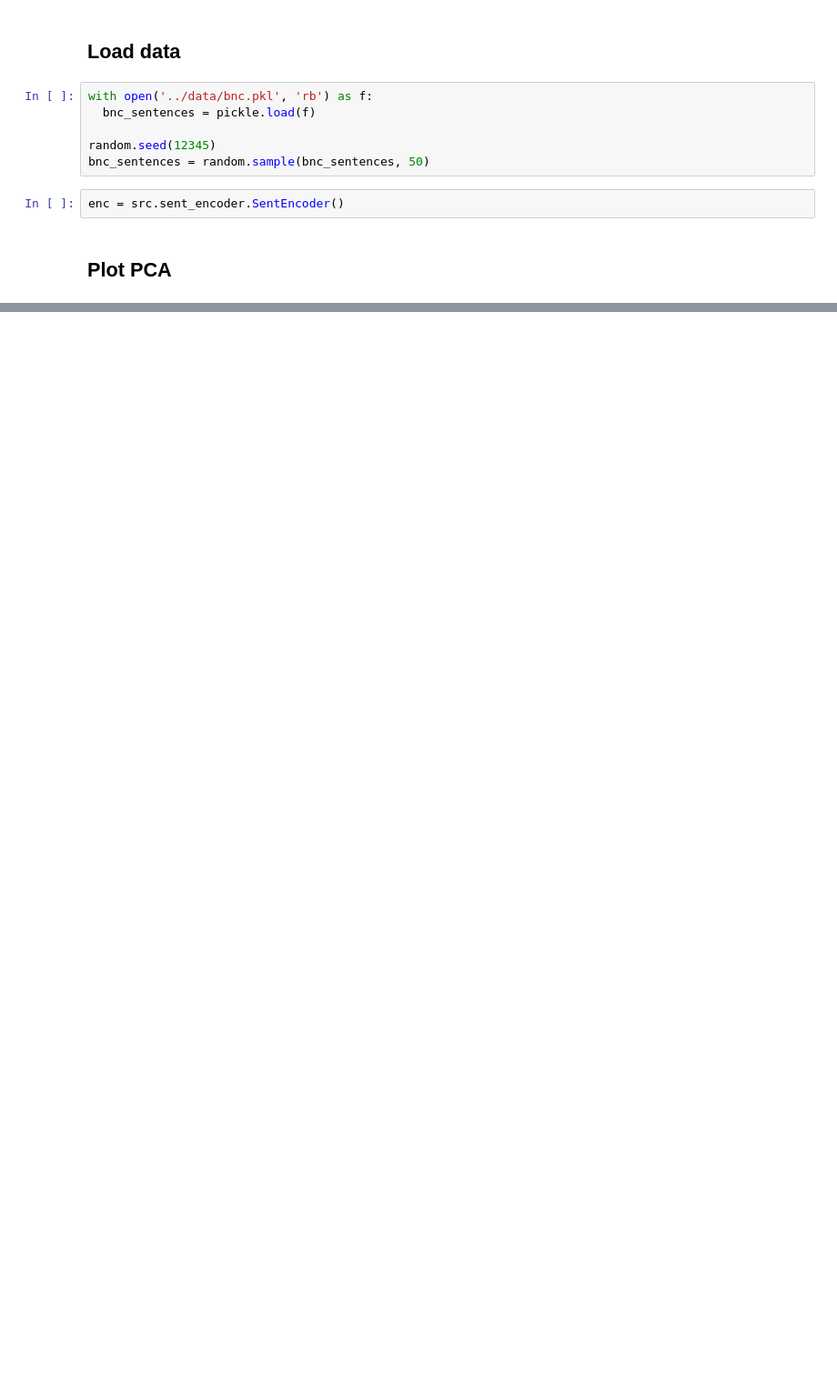
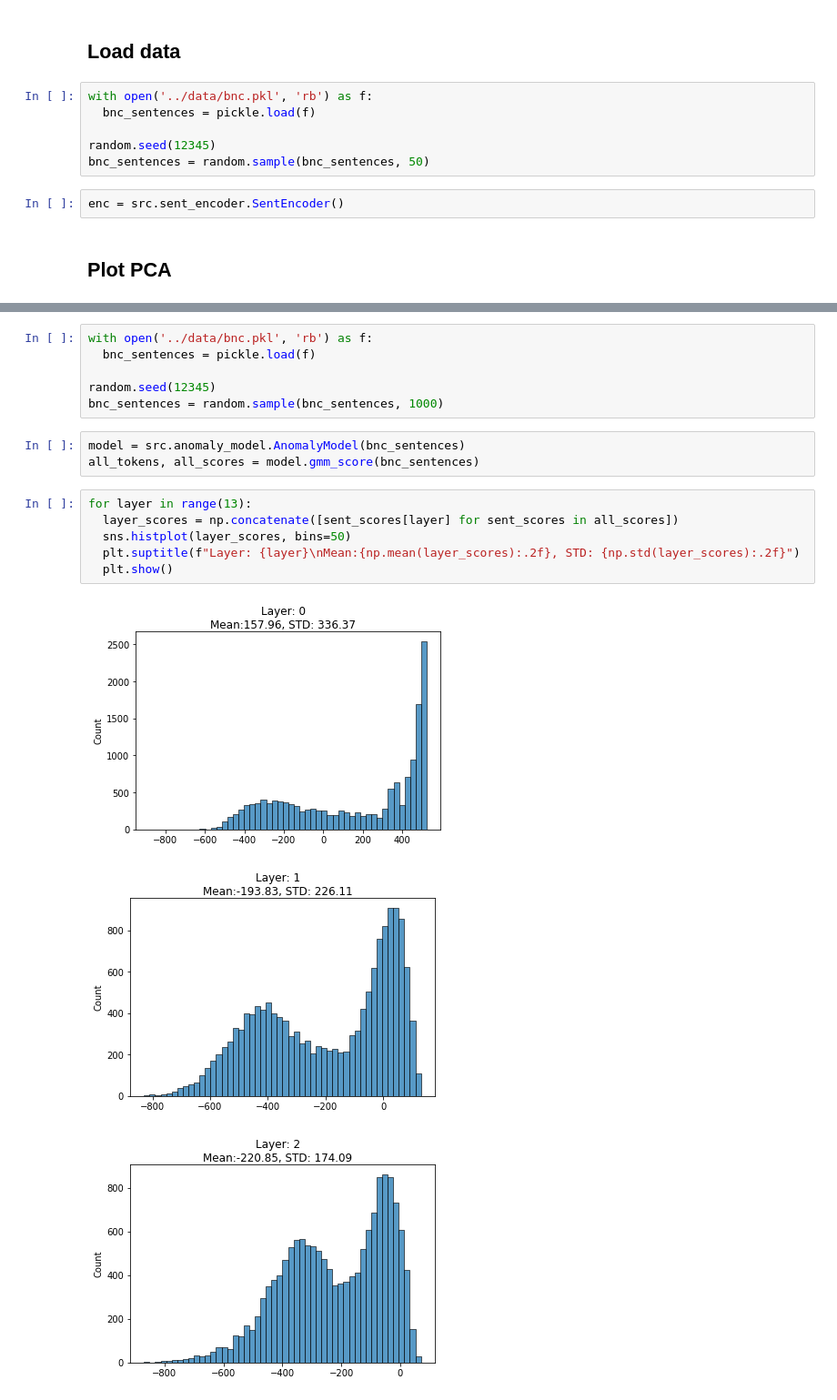
Before and after one commit to SPOClab-ca/layerwise-anomaly, a Jupyter notebook: notebooks_bai/VisualizeGMMDist.ipynb, the cells around one changed output, grey strips where cells are left out. Shown at 91% size. Saved outputs shown, nothing was run; the diff lists cells and outputs as text; blank space fills up the shorter version.

```diff
--- a/notebooks_bai/VisualizeGMMDist.ipynb
+++ b/notebooks_bai/VisualizeGMMDist.ipynb
@@ -72,0 +58,19 @@ vecs_pca_df[vecs_pca_df.x0 > 10].head(10)
+# %%
+with open('../data/bnc.pkl', 'rb') as f:
+  bnc_sentences = pickle.load(f)
+
+random.seed(12345)
+bnc_sentences = random.sample(bnc_sentences, 1000)
+# %%
+model = src.anomaly_model.AnomalyModel(bnc_sentences)
+all_tokens, all_scores = model.gmm_score(bnc_sentences)
+# %%
+for layer in range(13):
+  layer_scores = np.concatenate([sent_scores[layer] for sent_scores in all_scores])
+  sns.histplot(layer_scores, bins=50)
+  plt.suptitle(f"Layer: {layer}\nMean:{np.mean(layer_scores):.2f}, STD: {np.std(layer_scores):.2f}")
+  plt.show()
+# %% [output]
+[figure, added]
+[figure, added]
+[figure, added]
```
Also changed, not shown: parts of 5 cells of this notebook, 1 other file.
